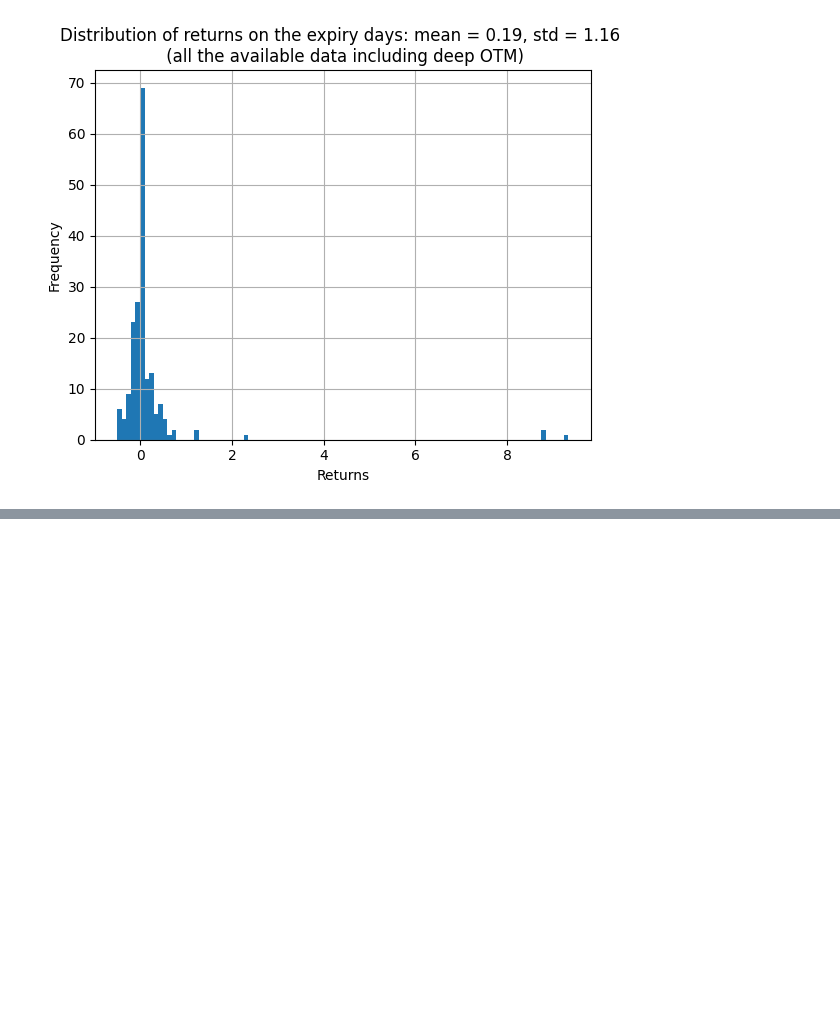
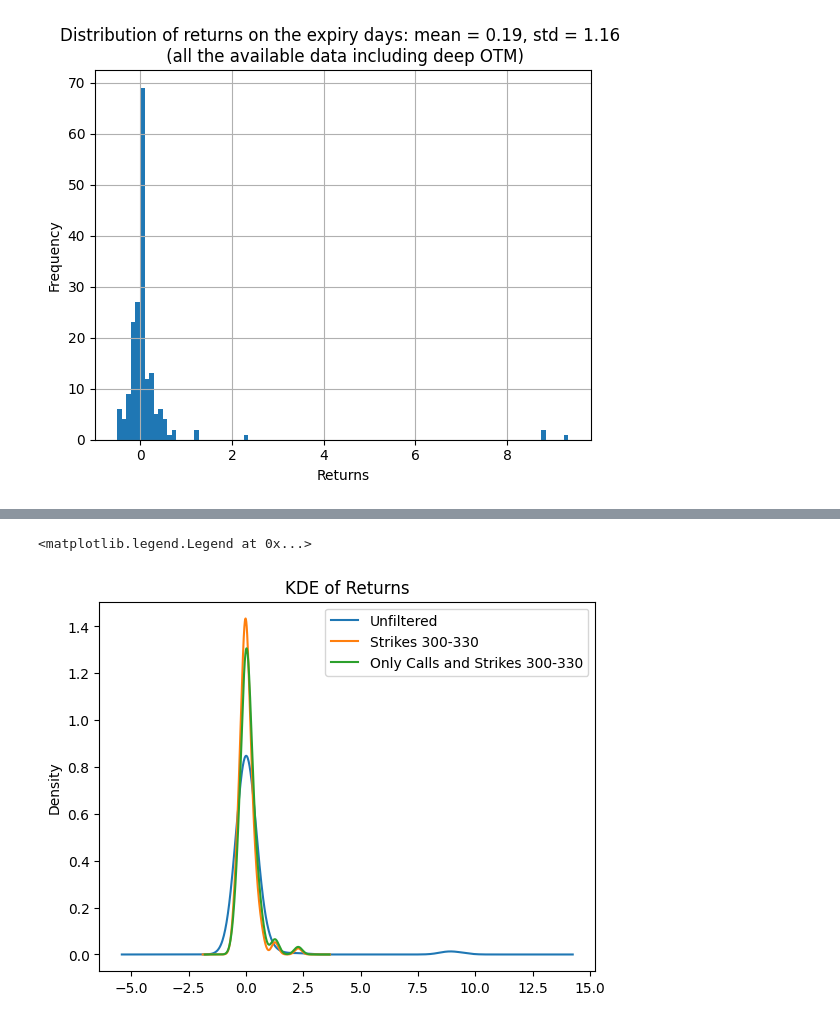
Before and after one commit to SigmaFlowX/Moex-Options-, a Jupyter notebook: notebooks/exipy_date_perf.ipynb, the cells around one changed output, grey strips where cells are left out. Saved outputs shown, nothing was run; the diff lists cells and outputs as text; code cells hidden in the pictures; blank space fills up the shorter version.

```diff
--- a/notebooks/exipy_date_perf.ipynb
+++ b/notebooks/exipy_date_perf.ipynb
@@ -164,0 +188,8 @@ plt.show()
+# %%
+returns.plot(kind='kde', title="KDE of Returns", label="Unfiltered")
+filtered_returns.plot(kind='kde', title="KDE of Returns", label="Strikes 300-330")
+filtered_calls_returns.plot(kind='kde', title="KDE of Returns", label="Only Calls and Strikes 300-330")
+plt.legend()
+# %% [output]
+<matplotlib.legend.Legend at 0x...>
+[figure, added]
```
Also changed, not shown: parts of 4 cells of this notebook.
